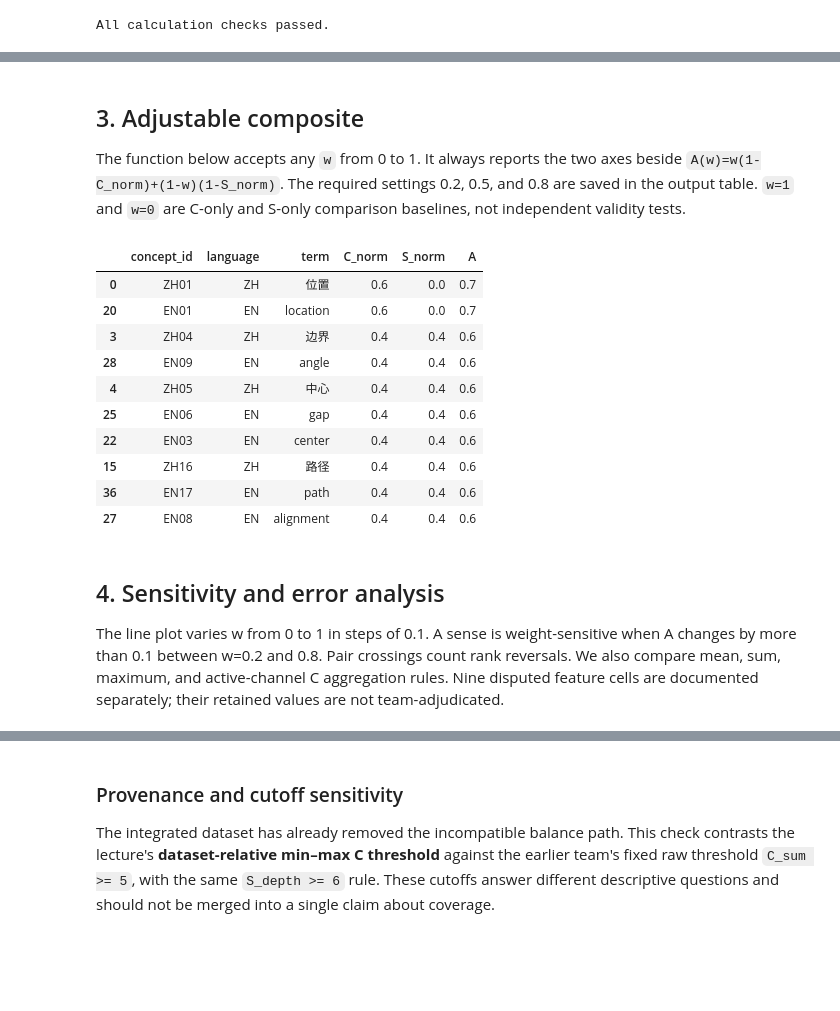
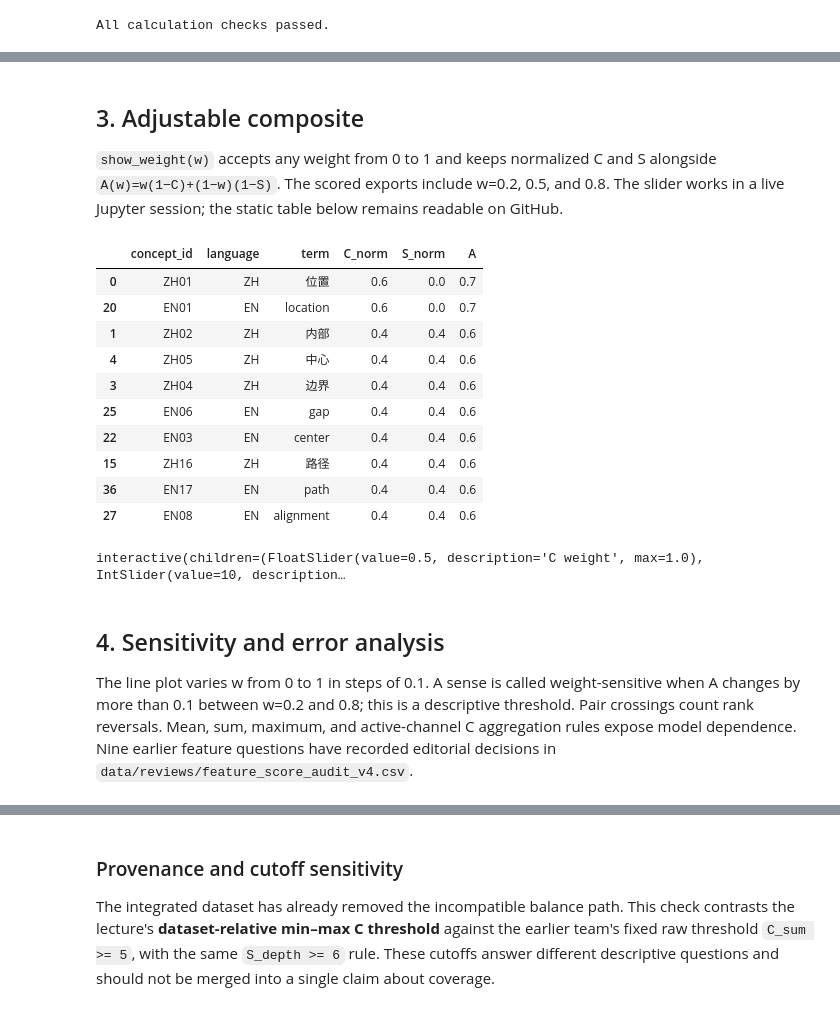
Before and after one commit to Uuu-7/Embodied-AI-and-Neurocomputational-Semantics, a Jupyter notebook: submissions/team/HA1/ha1_simulator.ipynb, the cells around one changed output, grey strips where cells are left out. Drawn from its saved outputs; the diff is of its cells as text; code cells hidden in the pictures; blank space fills up the shorter version.

```diff
--- a/submissions/team/HA1/ha1_simulator.ipynb
+++ b/submissions/team/HA1/ha1_simulator.ipynb
@@ -13,7 +13,7 @@ from IPython.display import display, Image
 
 current = Path.cwd().resolve()
 repo = next((p for p in (current, *current.parents)
-             if (p / 'data/final/spatial_relations_zh20_en20_v3_working.csv').is_file()), None)
+             if (p / 'data/final/spatial_relations_zh20_en20_v4_ha1.csv').is_file()), None)
 if repo is None:
     raise FileNotFoundError("Open this notebook inside the repository or run it from its root")
 work = repo / "submissions/team/HA1"
@@ -31,7 +31,7 @@ Python 3.13.14 | NumPy 2.5.3 | pandas 3.0.5
 
 `C_raw` is the **mean** of the seven 0–2 scores. `S_raw` counts edges in a reported root-to-sense path. A missing path stays **NA**. Both measures receive dataset-level min–max scaling; adding or changing senses can move existing normalized coordinates.
 # %%
-inventory = load_inventory(repo / "data/final/spatial_relations_zh20_en20_v3_working.csv")
+inventory = load_inventory(repo / "data/final/spatial_relations_zh20_en20_v4_ha1.csv")
 scores = add_weight_settings(prepare_scores(inventory, c_aggregation="mean"))
 display(scores[["concept_id","language","term","C_raw","C_norm","S_raw","S_norm",
                 "quadrant","A_0.2","A_0.5","A_0.8"]].head(10))
@@ -83,33 +83,37 @@ display(pd.crosstab(scores.language, scores.quadrant).reindex(
 # %% [markdown]
 ## 3. Adjustable composite
 
-The function below accepts any `w` from 0 to 1. It always reports the two axes beside `A(w)=w(1-C_norm)+(1-w)(1-S_norm)`. The required settings 0.2, 0.5, and 0.8 are saved in the output table. `w=1` and `w=0` are C-only and S-only comparison baselines, not independent validity tests.
+`show_weight(w)` accepts any weight from 0 to 1 and keeps normalized C and S alongside `A(w)=w(1−C)+(1−w)(1−S)`. The scored exports include w=0.2, 0.5, and 0.8. The slider works in a live Jupyter session; the static table below remains readable on GitHub.
 # %%
 def show_weight(w=0.5, top_n=10):
-    table = scores[["concept_id","language","term","C_norm","S_norm"]].copy()
+    table = scores[["concept_id", "language", "term", "C_norm", "S_norm"]].copy()
     table["A"] = abstractness(scores, w)
     return table.dropna(subset=["A"]).sort_values("A", ascending=False).head(top_n)
 
 display(show_weight(0.5))
-# Optional live slider in Jupyter:
-# from ipywidgets import interact, FloatSlider
-# interact(show_weight, w=FloatSlider(value=0.5, min=0, max=1, step=0.1))
+try:
+    from ipywidgets import interact, FloatSlider
+    interact(show_weight, w=FloatSlider(value=0.5, min=0, max=1, step=0.1,
+                                        description="C weight"), top_n=(5, 25, 5))
+except ImportError:
+    print("Install ipywidgets for the live slider; show_weight(w) works without it.")
 # %% [output]
 |  | concept_id | language | term | C_norm | S_norm | A |
 | 0 | ZH01 | ZH | 位置 | 0.6 | 0.0 | 0.7 |
 | 20 | EN01 | EN | location | 0.6 | 0.0 | 0.7 |
+| 1 | ZH02 | ZH | 内部 | 0.4 | 0.4 | 0.6 |
+| 4 | ZH05 | ZH | 中心 | 0.4 | 0.4 | 0.6 |
 | 3 | ZH04 | ZH | 边界 | 0.4 | 0.4 | 0.6 |
-| 28 | EN09 | EN | angle | 0.4 | 0.4 | 0.6 |
-| 4 | ZH05 | ZH | 中心 | 0.4 | 0.4 | 0.6 |
 | 25 | EN06 | EN | gap | 0.4 | 0.4 | 0.6 |
 | 22 | EN03 | EN | center | 0.4 | 0.4 | 0.6 |
 | 15 | ZH16 | ZH | 路径 | 0.4 | 0.4 | 0.6 |
 | 36 | EN17 | EN | path | 0.4 | 0.4 | 0.6 |
 | 27 | EN08 | EN | alignment | 0.4 | 0.4 | 0.6 |
+interactive(children=(FloatSlider(value=0.5, description='C weight', max=1.0), IntSlider(value=10, description…
 # %% [markdown]
 ## 4. Sensitivity and error analysis
 
-The line plot varies w from 0 to 1 in steps of 0.1. A sense is weight-sensitive when A changes by more than 0.1 between w=0.2 and 0.8. Pair crossings count rank reversals. We also compare mean, sum, maximum, and active-channel C aggregation rules. Nine disputed feature cells are documented separately; their retained values are not team-adjudicated.
+The line plot varies w from 0 to 1 in steps of 0.1. A sense is called weight-sensitive when A changes by more than 0.1 between w=0.2 and 0.8; this is a descriptive threshold. Pair crossings count rank reversals. Mean, sum, maximum, and active-channel C aggregation rules expose model dependence. Nine earlier feature questions have recorded editorial decisions in `data/reviews/feature_score_audit_v4.csv`.
 # %%
 sensitivity_file = work / "figures/weight_sensitivity_ha1.png"
 weight_sensitivity_plot(scores, sensitivity_file)
```
Also changed, not shown: parts of 9 cells of this notebook, 17 other files.
